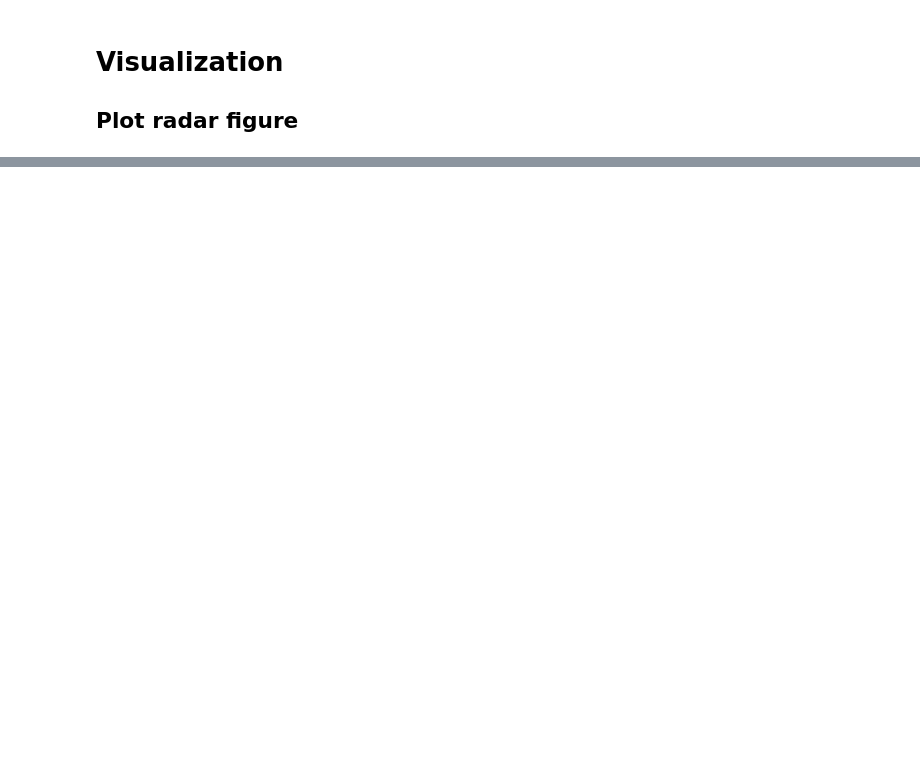
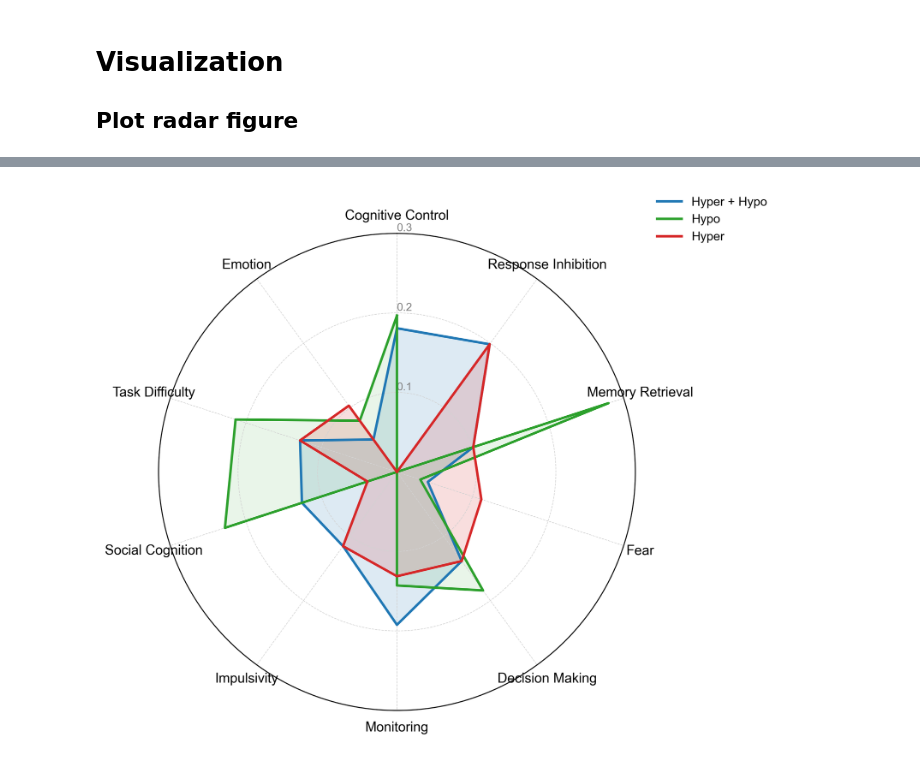
Before and after one commit to shanshan717/Self_Psych_Meta, a Jupyter notebook: 2_Scripts/4_Decoding.ipynb, the cells around one changed output, grey strips where cells are left out. Drawn from its saved outputs; the diff is of its cells as text; code cells hidden in the pictures; blank space fills up the shorter version.

Commit message:
update functional decoding results

```diff
--- a/2_Scripts/4_Decoding.ipynb
+++ b/2_Scripts/4_Decoding.ipynb
@@ -241,0 +213,67 @@ plot_paper_style_radar('../Output/4_Decoding/patient_minus_control.csv', '../Out
+# %%
+import numpy as np
+import matplotlib.pyplot as plt
+
+# 设置 SCI 论文常用字体 (如果系统有 Arial 建议使用)
+plt.rcParams['font.sans-serif'] = ['Arial']
+plt.rcParams['axes.unicode_minus'] = False
+
+# 1. 准备数据
+labels = [
+    'Cognitive Control', 'Response Inhibition', 'Memory Retrieval',
+    'Fear', 'Decision Making', 'Monitoring', 'Impulsivity',
+    'Social Cognition', 'Task Difficulty', 'Emotion'
+]
+
+# 数值提取自提供的 CSV
+group_a = [0.1807, 0.1985, 0.1010, 0.0408, 0.1386, 0.1923, 0.1154, 0.1257, 0.1282, 0.0503] # Hyper & Hypo
+group_b = [0.1965, 0.0000, 0.2799, 0.0309, 0.1843, 0.1428, 0.0000, 0.2276, 0.2135, 0.0796] # Control > Patient
+group_c = [0.0000, 0.1985, 0.1010, 0.1117, 0.1386, 0.1312, 0.1154, 0.0390, 0.1282, 0.1030] # Patient > Control
+
+# 闭合曲线
+num_vars = len(labels)
+angles = np.linspace(0, 2 * np.pi, num_vars, endpoint=False).tolist()
+angles += angles[:1]
+group_a += group_a[:1]
+group_b += group_b[:1]
+group_c += group_c[:1]
+
+# 2. 创建画布 (符合 APA 7 的简洁风格)
+fig, ax = plt.subplots(figsize=(8, 8), subplot_kw=dict(polar=True), dpi=300)
+
+# 绘制线条 (配色参考 SCI 常用色系)
+ax.plot(angles, group_a, color='#1f77b4', linewidth=2, label='Hyper + Hypo', linestyle='-')
+ax.fill(angles, group_a, color='#1f77b4', alpha=0.15)
+
+ax.plot(angles, group_b, color='#2ca02c', linewidth=2, label='Hypo', linestyle='-')
+ax.fill(angles, group_b, color='#2ca02c', alpha=0.1)
+
+ax.plot(angles, group_c, color='#d62728', linewidth=2, label='Hyper', linestyle='-')
+ax.fill(angles, group_c, color='#d62728', alpha=0.15)
+
+# 3. 设置坐标轴与标签
+ax.set_theta_offset(np.pi / 2)
+ax.set_theta_direction(-1)
+
+# 设置刻度线标签
+plt.xticks(angles[:-1], labels, color='black', size=11)
+
+# 设置径向轴刻度 (r轴)
+ax.set_rlabel_position(0)
+plt.yticks([0.1, 0.2, 0.3], ["0.1", "0.2", "0.3"], color="grey", size=9)
+plt.ylim(0, 0.3)
+
+# 4. 图例与排版 (APA 7 建议将图例放在下方或清晰处)
+plt.legend(loc='upper right', bbox_to_anchor=(1.3, 1.1), frameon=False, fontsize=10)
+
+# 去掉多余的背景色
+ax.set_facecolor('white')
+ax.grid(color='lightgrey', linestyle='--', linewidth=0.5)
+
+plt.tight_layout()
+
+# 保存为高质量图片供论文使用
+# plt.savefig('Functional_Decoding_Radar_APA7.png', dpi=600, bbox_inches='tight')
+plt.show()
+# %% [output]
+[figure, added]
```
Also changed, not shown: parts of 8 cells of this notebook, 40 other files.
